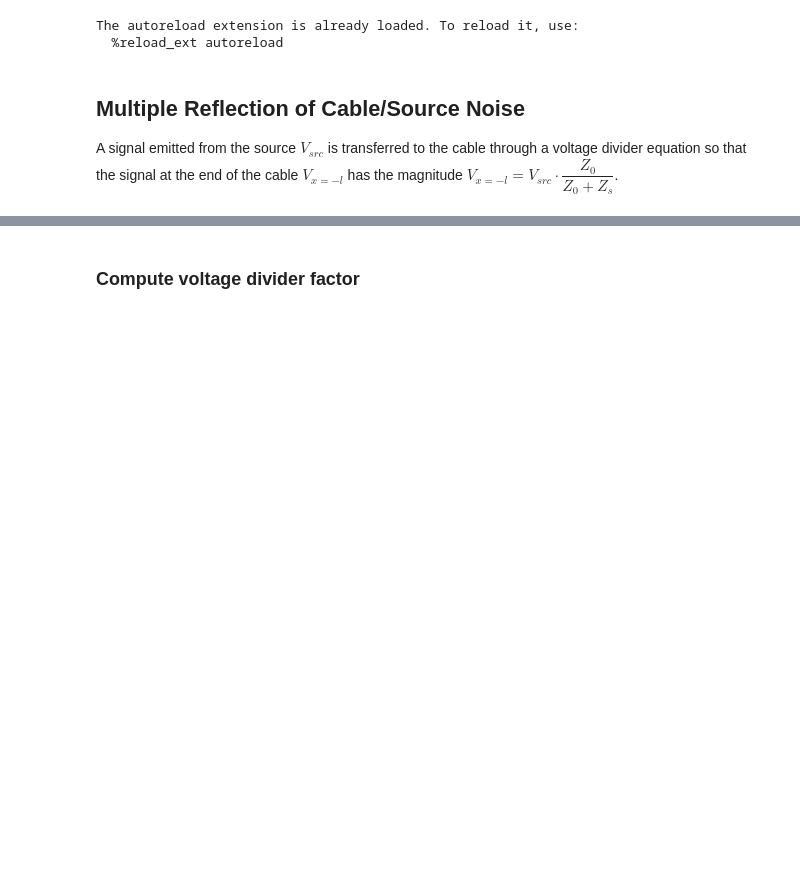
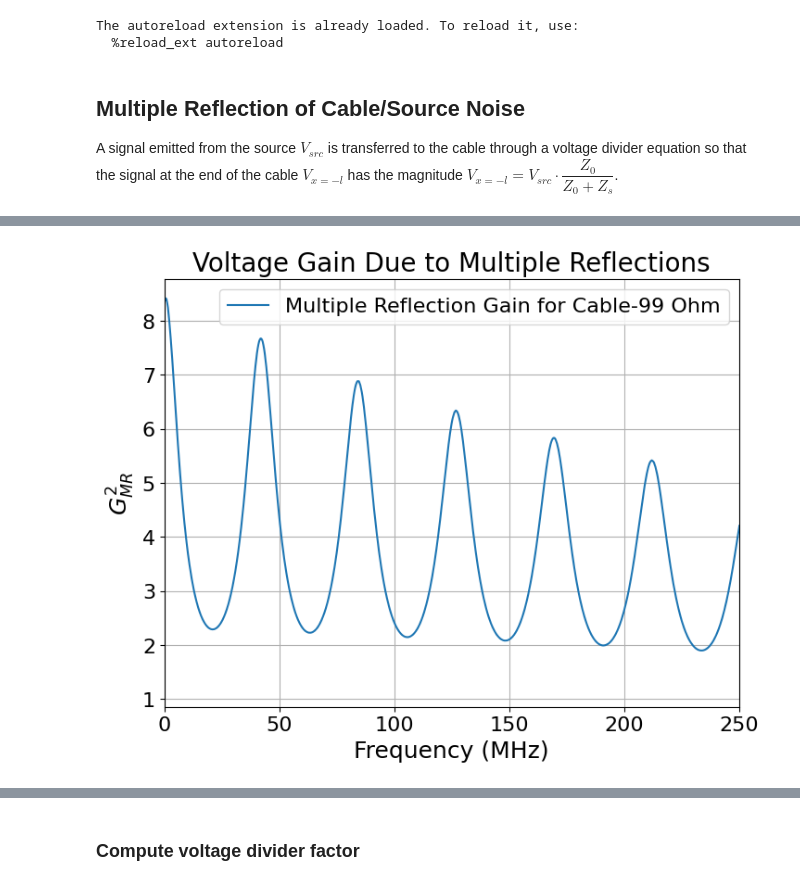
Before and after one commit to JoyYTZhou/RF_Math, a Jupyter notebook: notebooks/multiple_reflection.ipynb, the cells around one changed output, grey strips where cells are left out. Saved outputs shown, nothing was run; the diff lists cells and outputs as text; code cells hidden in the pictures; blank space fills up the shorter version.

```diff
--- a/notebooks/multiple_reflection.ipynb
+++ b/notebooks/multiple_reflection.ipynb
@@ -36,0 +73,15 @@ Zs = 99
+# %%
+LNA12_S11 = rf.Network(pjoin(os.getcwd(), '../data', 'LNA12.S1P'))
+
+Gamma_A = LNA12_S11.s[:,0,0]
+
+Cable_S11 = rf.Network(pjoin(os.getcwd(), '../data', '99OHM.S1P'))
+
+# interpolate two networks
+Cable_S11_interp = Cable_S11.interpolate(LNA12_S11.f)
+Gamma_Cable = Cable_S11.s[:,0,0]
+
+g_mr = np.abs(1+Gamma_A) * np.abs(1/(1-Gamma_A*Gamma_Cable))
+
+# create a network for later use
+g_mr_ntwk = rf.Network(f=LNA12_S11.f, s=g_mr[:, np.newaxis, np.newaxis], name='Multiple Reflection Coefficient')
@@ -36,0 +93,13 @@ Zs = 99
+# %%
+# Visualize voltage multiple reflection magnitude
+plt.figure(figsize=(8,6))
+plt.plot(LNA12_S11.f/1e6, g_mr**2, label='Multiple Reflection Gain for Cable-99 Ohm')
+plt.xlabel('Frequency (MHz)')
+plt.ylabel(r'$G_{MR}^2$')
+plt.xlim(0, 250)
+plt.title('Voltage Gain Due to Multiple Reflections')
+plt.grid()
+plt.legend()
+plt.show()
+# %% [output]
+[figure, added]
```
Also changed, not shown: parts of 20 cells of this notebook, 9 other files.
